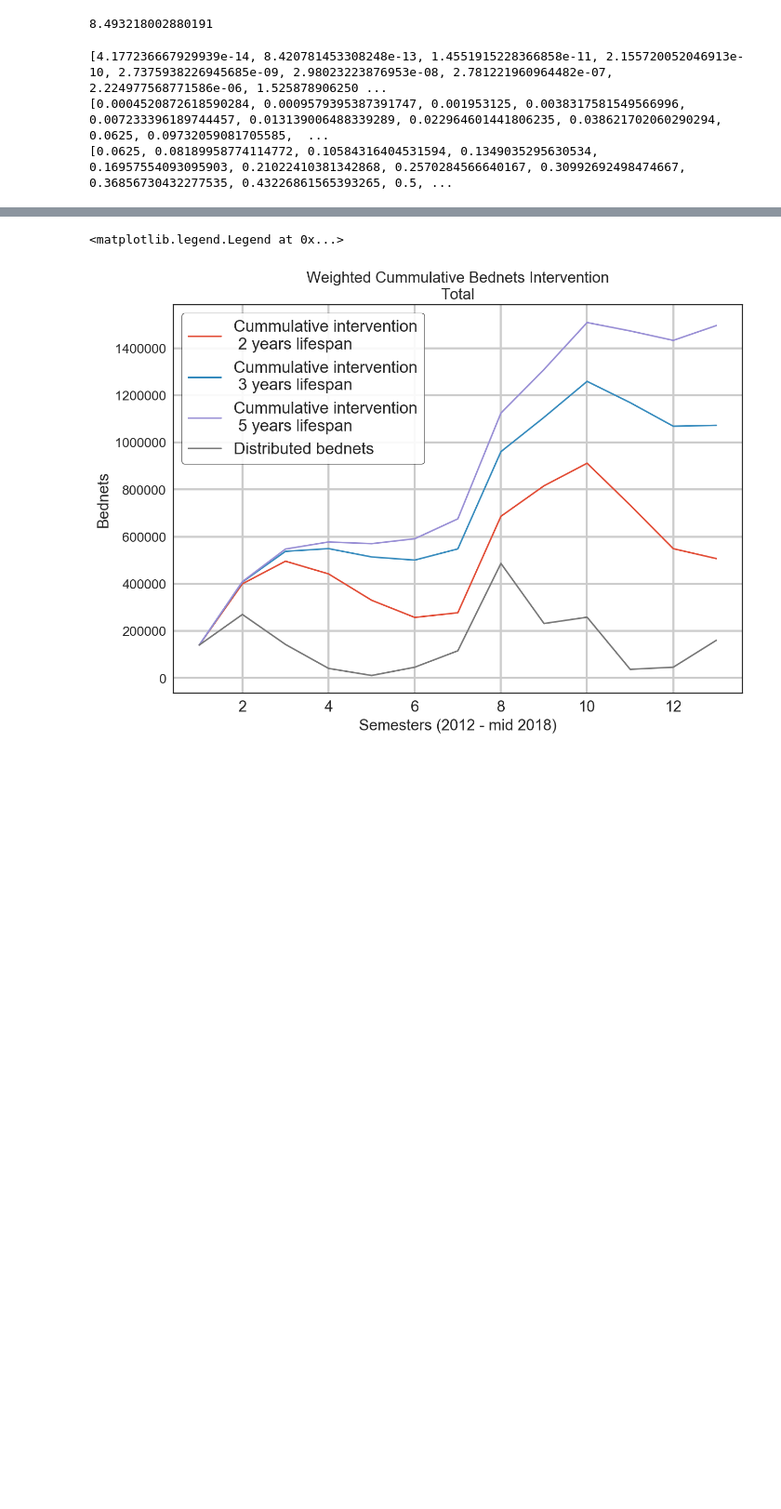
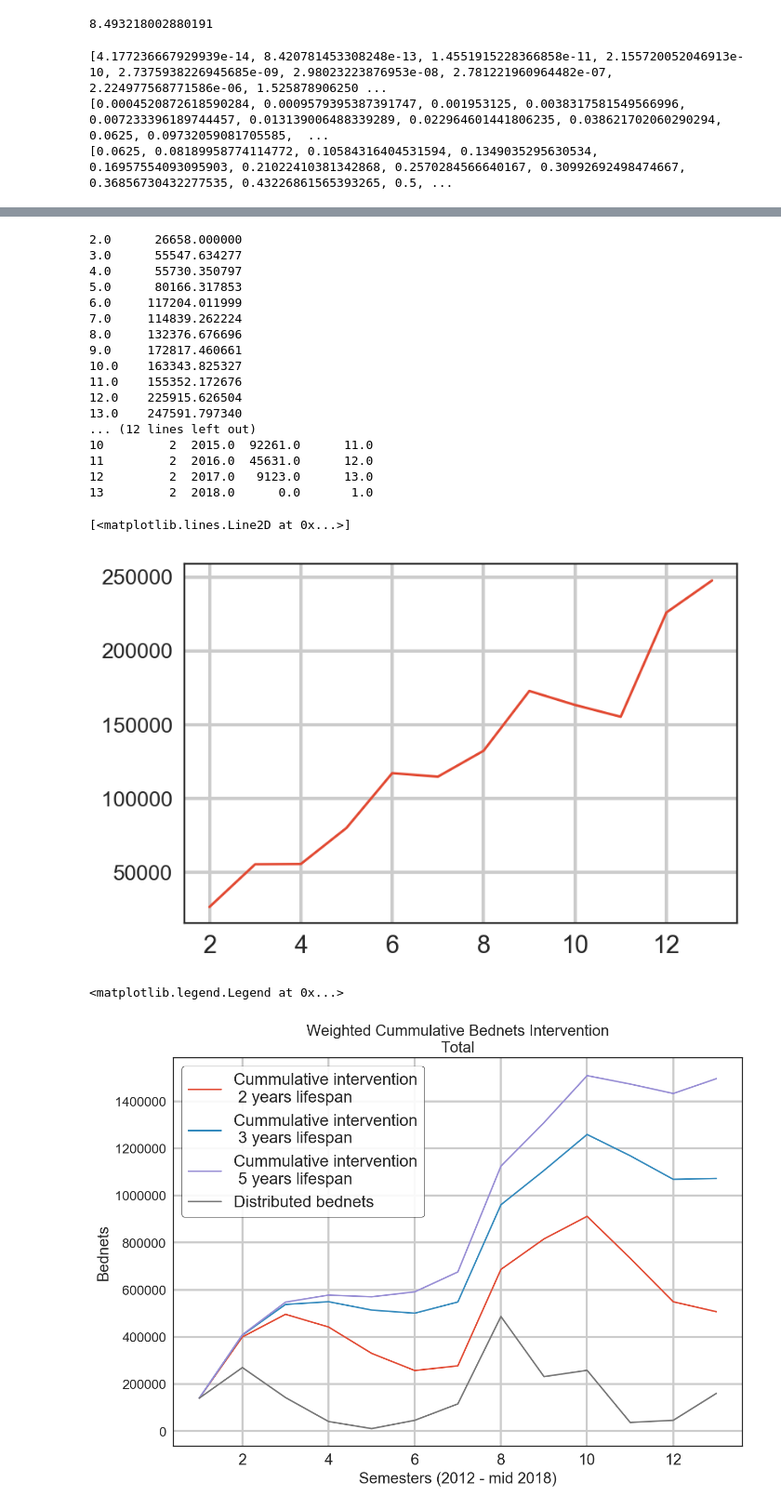
Before and after one commit to Guitlle/gf, a Jupyter notebook: impact_evaluation/wce/GTM - Malaria impact analysis.ipynb, the cells around one changed output, grey strips where cells are left out. Shown at 93% size. Cells and saved outputs as stored; diff of their text form; code cells hidden in the pictures; blank space fills up the shorter version.

```diff
--- a/impact_evaluation/wce/GTM - Malaria impact analysis.ipynb
+++ b/impact_evaluation/wce/GTM - Malaria impact analysis.ipynb
@@ -203,3 +203,9 @@ bednetsSemester = bednets[(((bednets.year==2018) & (bednets.month >= 7)) == Fals
         .groupby(["year", "Semester", "CodDepto_e"])\
          .Pabellones.sum().unstack([0,1], fill_value = 0).stack([0,1]).reset_index()
 bednetsSemester["semindex"] = 2*(bednetsSemester.year - 2012) + bednetsSemester.Semester
+# %%
+bednetsSemester_m5a = bednets[(((bednets.year==2018) & (bednets.month >= 7)) == False)]\
+        .assign(Semester = lambda x: x.month.map(lambda y: 2 if y > 6 else 1))\
+        .groupby(["year", "Semester"])\
+         .Menores5a.sum().unstack([0], fill_value = 0).stack([0]).reset_index()
+bednetsSemester_m5a["semindex"] = 2*(bednetsSemester.year - 2012) + bednetsSemester.Semester
@@ -346,6 +370,33 @@ cumBednets2
 | 20.0 | 0.0 | 15199.000000 | 27984.369752 | 25570.016271 | 19232.302691 | 12524.368682 | 8795.656963 | 23902.956651 | 20186.196180 | 15255.890629 | 10102.724917 | ... |
 | 21.0 | 0.0 | 0.000000 | 0.000000 | 0.000000 | 0.000000 | 0.000000 | 0.000000 | 0.000000 | 9347.000000 | 9168.150936 | 7344.703752 | ... |
 | 22.0 | 0.0 | 0.000000 | 0.000000 | 0.000000 | 0.000000 | 0.000000 | 0.000000 | 6490.000000 | 7944.926883 | 6561.781870 | 4667.702989 | ... |
+# %%
+cum_bns_m45a = pd.Series()
+for i in range(1,len(bednetsSemester_m5a)-1):
+    cum_bns_m45a.loc[bednetsSemester_m5a.semindex[i] ] = np.dot( bednetsSemester_m5a[0].values[0:i], w3[-i:] ) if i>0 else 0
+# %%
+print(cum_bns_m45a, "\n", bednetsSemester_m5a)
+plt.plot(cum_bns_m45a, label="bednets")
+# %% [output]
+2.0      26658.000000
+3.0      55547.634277
+4.0      55730.350797
+5.0      80166.317853
+6.0     117204.011999
+7.0     114839.262224
+8.0     132376.676696
+9.0     172817.460661
+10.0    163343.825327
+11.0    155352.172676
+12.0    225915.626504
+13.0    247591.797340
+... (12 lines left out)
+10         2  2015.0  92261.0      11.0
+11         2  2016.0  45631.0      12.0
+12         2  2017.0   9123.0      13.0
+13         2  2018.0      0.0       1.0
+[<matplotlib.lines.Line2D at 0x...>]
+[figure, added]
 # %%
 mlp.rcParams["figure.figsize"] = (10,7)
 cumBednets2.sum().plot(label="Cummulative intervention\n 2 years lifespan")
```
Also changed, not shown: parts of 1 cell of this notebook, 1 other file.
